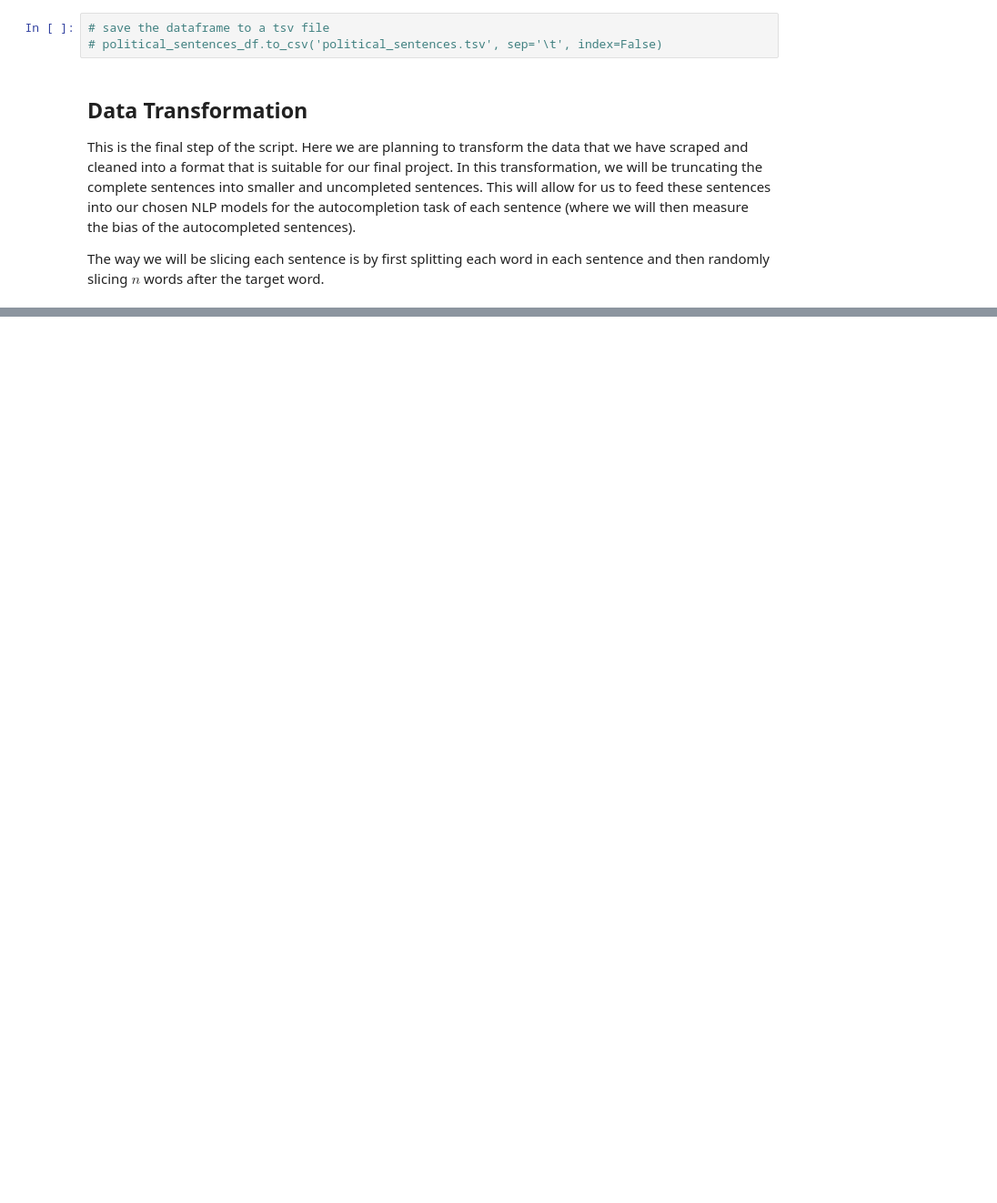
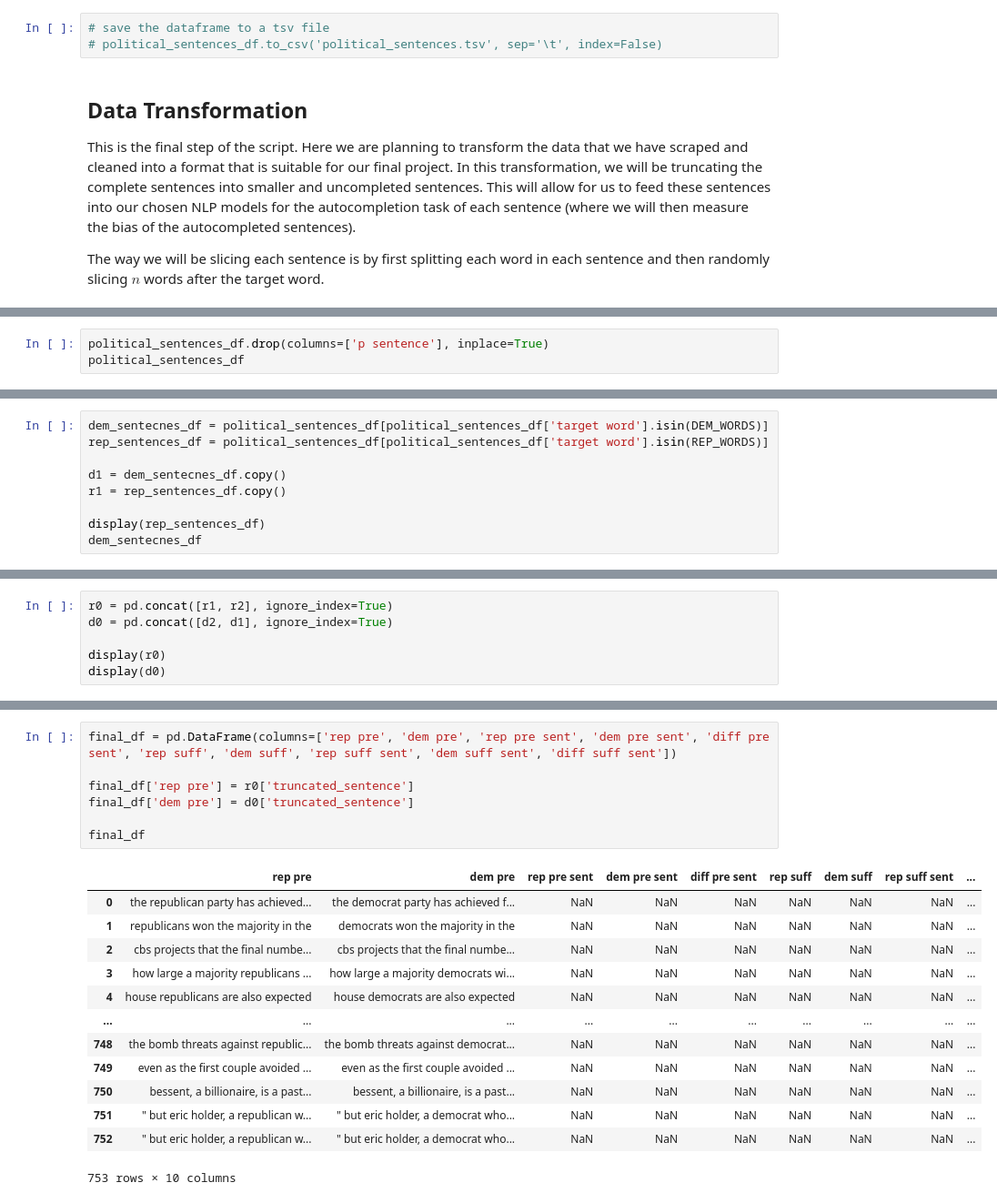
Before and after one commit to itzhak0estrella/political_sentiment_lms, a Jupyter notebook: news_crawler.ipynb, the cells around one changed output, grey strips where cells are left out. Shown at 91% size. Drawn from its saved outputs; the diff is of its cells as text; blank space fills up the shorter version.

```diff
--- a/news_crawler.ipynb
+++ b/news_crawler.ipynb
@@ -223,0 +259,3 @@ political_sentences_df.head()
+# %%
+political_sentences_df.drop(columns=['p sentence'], inplace=True)
+political_sentences_df
@@ -223,0 +276,9 @@ political_sentences_df.head()
+# %%
+dem_sentecnes_df = political_sentences_df[political_sentences_df['target word'].isin(DEM_WORDS)]
+rep_sentences_df = political_sentences_df[political_sentences_df['target word'].isin(REP_WORDS)]
+
+d1 = dem_sentecnes_df.copy()
+r1 = rep_sentences_df.copy()
+
+display(rep_sentences_df)
+dem_sentecnes_df
@@ -223,0 +413,6 @@ political_sentences_df.head()
+# %%
+r0 = pd.concat([r1, r2], ignore_index=True)
+d0 = pd.concat([d2, d1], ignore_index=True)
+
+display(r0)
+display(d0)
@@ -223,0 +446,21 @@ political_sentences_df.head()
+# %%
+final_df = pd.DataFrame(columns=['rep pre', 'dem pre', 'rep pre sent', 'dem pre sent', 'diff pre sent', 'rep suff', 'dem suff', 'rep suff sent', 'dem suff sent', 'diff suff sent'])
+
+final_df['rep pre'] = r0['truncated_sentence']
+final_df['dem pre'] = d0['truncated_sentence']
+
+final_df
+# %% [output]
+|  | rep pre | dem pre | rep pre sent | dem pre sent | diff pre sent | rep suff | dem suff | rep suff sent | ... |
+| 0 | the republican party has achieved... | the democrat party has achieved f... | NaN | NaN | NaN | NaN | NaN | NaN | ... |
+| 1 | republicans won the majority in the | democrats won the majority in the | NaN | NaN | NaN | NaN | NaN | NaN | ... |
+| 2 | cbs projects that the final numbe... | cbs projects that the final numbe... | NaN | NaN | NaN | NaN | NaN | NaN | ... |
+| 3 | how large a majority republicans ... | how large a majority democrats wi... | NaN | NaN | NaN | NaN | NaN | NaN | ... |
+| 4 | house republicans are also expected | house democrats are also expected | NaN | NaN | NaN | NaN | NaN | NaN | ... |
+| ... | ... | ... | ... | ... | ... | ... | ... | ... | ... |
+| 748 | the bomb threats against republic... | the bomb threats against democrat... | NaN | NaN | NaN | NaN | NaN | NaN | ... |
+| 749 | even as the first couple avoided ... | even as the first couple avoided ... | NaN | NaN | NaN | NaN | NaN | NaN | ... |
+| 750 | bessent, a billionaire, is a past... | bessent, a billionaire, is a past... | NaN | NaN | NaN | NaN | NaN | NaN | ... |
+| 751 | " but eric holder, a republican w... | " but eric holder, a democrat who... | NaN | NaN | NaN | NaN | NaN | NaN | ... |
+| 752 | " but eric holder, a republican w... | " but eric holder, a democrat who... | NaN | NaN | NaN | NaN | NaN | NaN | ... |
+753 rows × 10 columns
```
Also changed, not shown: parts of 13 cells of this notebook, 5 other files.
